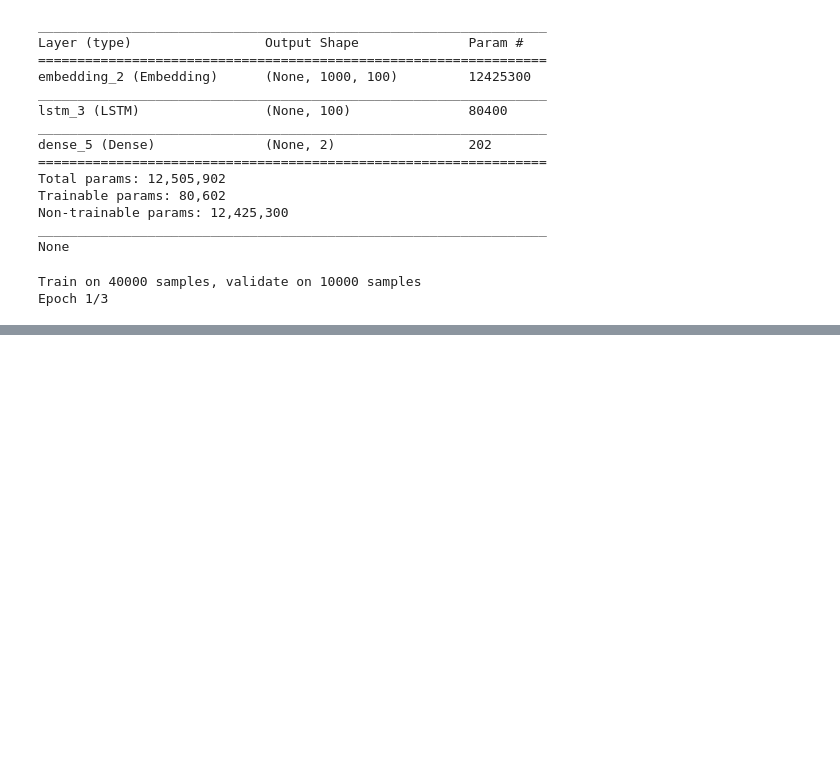
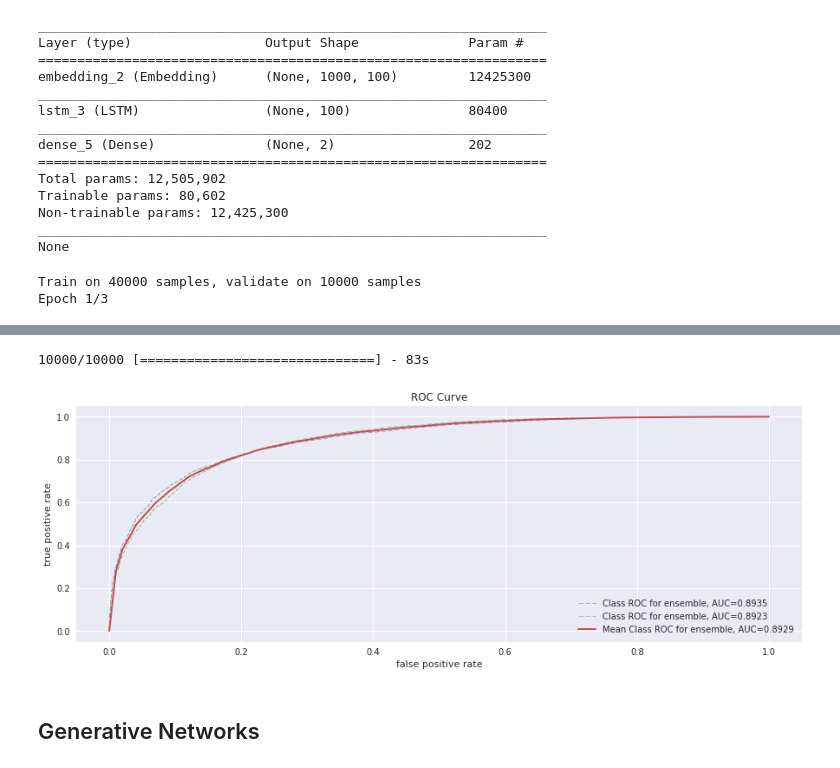
Before and after one commit to egabrielsen/MachineLearning, a Jupyter notebook: Lab09/Lab9-Danh.ipynb, the cells around one changed output, grey strips where cells are left out. Drawn from its saved outputs; the diff is of its cells as text; code cells hidden in the pictures; blank space fills up the shorter version.

```diff
--- a/Lab09/Lab9-Danh.ipynb
+++ b/Lab09/Lab9-Danh.ipynb
@@ -263,0 +269,8 @@ plt.show()
+# %%
+probas = gru.predict_proba(X_test)
+plot_roc(probas, y_test)
+# %% [output]
+10000/10000 [==============================] - 83s
+[figure, added]
+# %% [markdown]
+## Generative Networks
```
Also changed, not shown: parts of 15 cells of this notebook.
